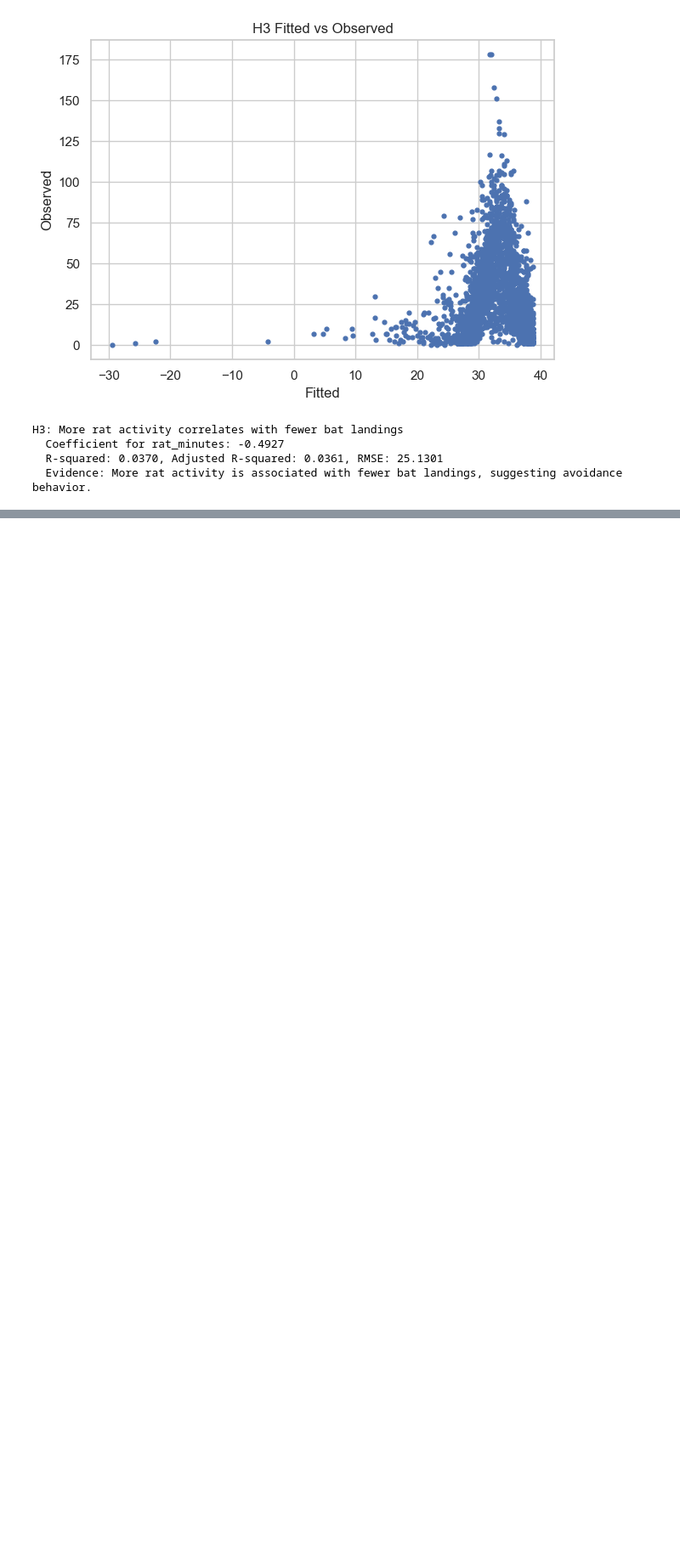
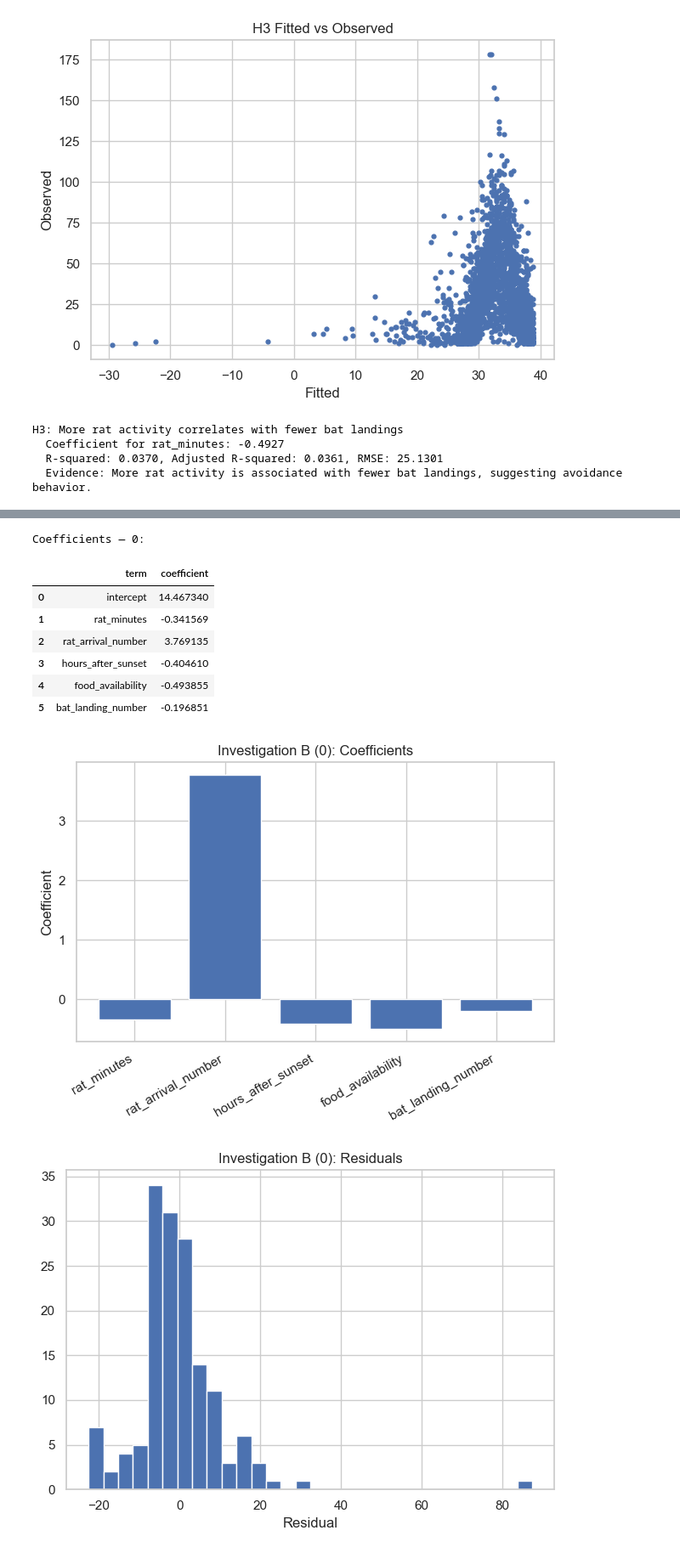
Before and after one commit to AnjanStha/HIT140_Foundations_of_data_Assig3, a Jupyter notebook: main.ipynb, the cells around one changed output, grey strips where cells are left out. Shown at 85% size. Saved outputs shown, nothing was run; the diff lists cells and outputs as text; code cells hidden in the pictures; blank space fills up the shorter version.

```diff
--- a/main.ipynb
+++ b/main.ipynb
@@ -656,0 +791,41 @@ H3: More rat activity correlates with fewer bat landings
+# %%
+if 'season' in merged_df.columns and target_var in merged_df.columns and len(predictor_cols) >= 2:
+    seasons_all = merged_df['season'].dropna().unique().tolist()
+    # Ensure standard strings if present
+    preferred = [s for s in ['Winter','Spring'] if s in seasons_all]
+    season_list = preferred if preferred else seasons_all[:2]
+    seasonal_rows = []
+    for s in season_list:
+        sub_df = merged_df[merged_df['season'] == s].copy()
+        if sub_df.empty:
+            print('Season', s, 'has no rows.');
+            continue
+        y_s = sub_df[target_var].to_numpy(dtype=float)
+        X_s = sub_df[predictor_cols].to_numpy(dtype=float)
+        res_B = numpy_ols(y_s, X_s, predictor_cols)
+        if not res_B:
+            print('Season', s, ': insufficient data to fit model.');
+            continue
+        print(f'Coefficients — {s}:')
+        display(res_B['coef_df'])
+        residuals_s = res_B['y'] - res_B['yhat']
+        show_coef_bar(res_B['coef_df'], f'Investigation B ({s}): Coefficients')
+        show_residual_hist(residuals_s, f'Investigation B ({s}): Residuals', 'Residual')
+        show_fitted_vs_observed(res_B['yhat'], res_B['y'], f'Investigation B ({s}): Fitted vs Observed')
+        seasonal_rows.append({'Season': s, 'R2': res_B['r2'], 'Adj_R2': res_B['adj_r2'], 'RMSE': res_B['rmse'], 'n': res_B['n'], 'p': res_B['p']})
+    if seasonal_rows:
+        print('Investigation B — Metrics (per season):')
+        display(pd.DataFrame(seasonal_rows))
+else:
+    print('Cannot run Investigation B — need season, target, and >=2 predictors.')
+# %% [output]
+Coefficients — 0:
+|  | term | coefficient |
+| 0 | intercept | 14.467340 |
+| 1 | rat_minutes | -0.341569 |
+| 2 | rat_arrival_number | 3.769135 |
+| 3 | hours_after_sunset | -0.404610 |
+| 4 | food_availability | -0.493855 |
+| 5 | bat_landing_number | -0.196851 |
+[figure, added]
+[figure, added]
```
Also changed, not shown: parts of 7 cells of this notebook.
